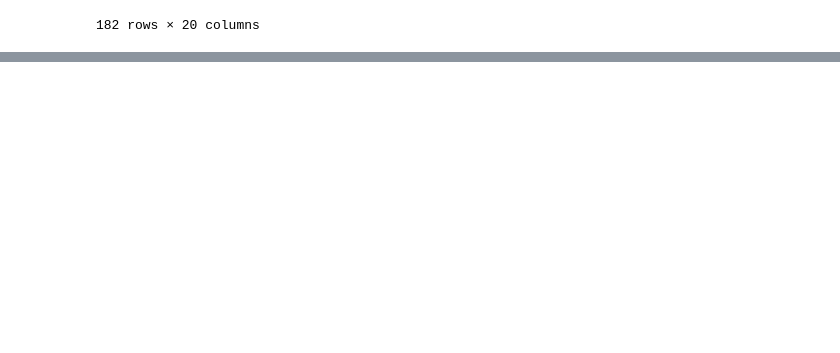
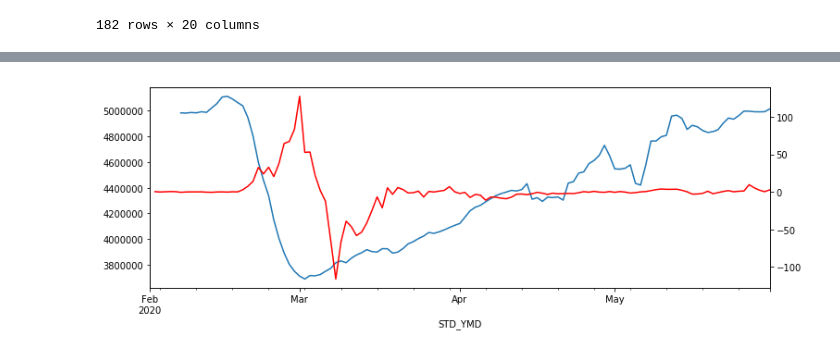
Before and after one commit to minkithub/bigcon2020, a Jupyter notebook: Jaewon/covid19.ipynb, the cells around one changed output, grey strips where cells are left out. Drawn from its saved outputs; the diff is of its cells as text; code cells hidden in the pictures; blank space fills up the shorter version.

```diff
--- a/Jaewon/covid19.ipynb
+++ b/Jaewon/covid19.ipynb
@@ -77,0 +140,8 @@ covid_daily.to_csv(os.path.join(csv_file_path, file_name), index=False, encoding
+# %%
+fig, ax = plt.subplots(figsize=(12,4))
+melted_flow_time.query('year==2020').groupby(['STD_YMD']).flow_counts.sum().rolling(window=7).mean().plot(ax=ax)
+
+g = ax.twinx()
+g = (covid_daily.set_index('날짜').iloc[:,:-1].sum(axis=1).rolling(window=7).mean()[8:129] - covid_daily.set_index('날짜').iloc[:,:-1].sum(axis=1).rolling(window=7).mean()[8:129].shift()).plot(color='red')
+# %% [output]
+[figure, added]
```
Also changed, not shown: parts of 25 cells of this notebook, 9 other files.
